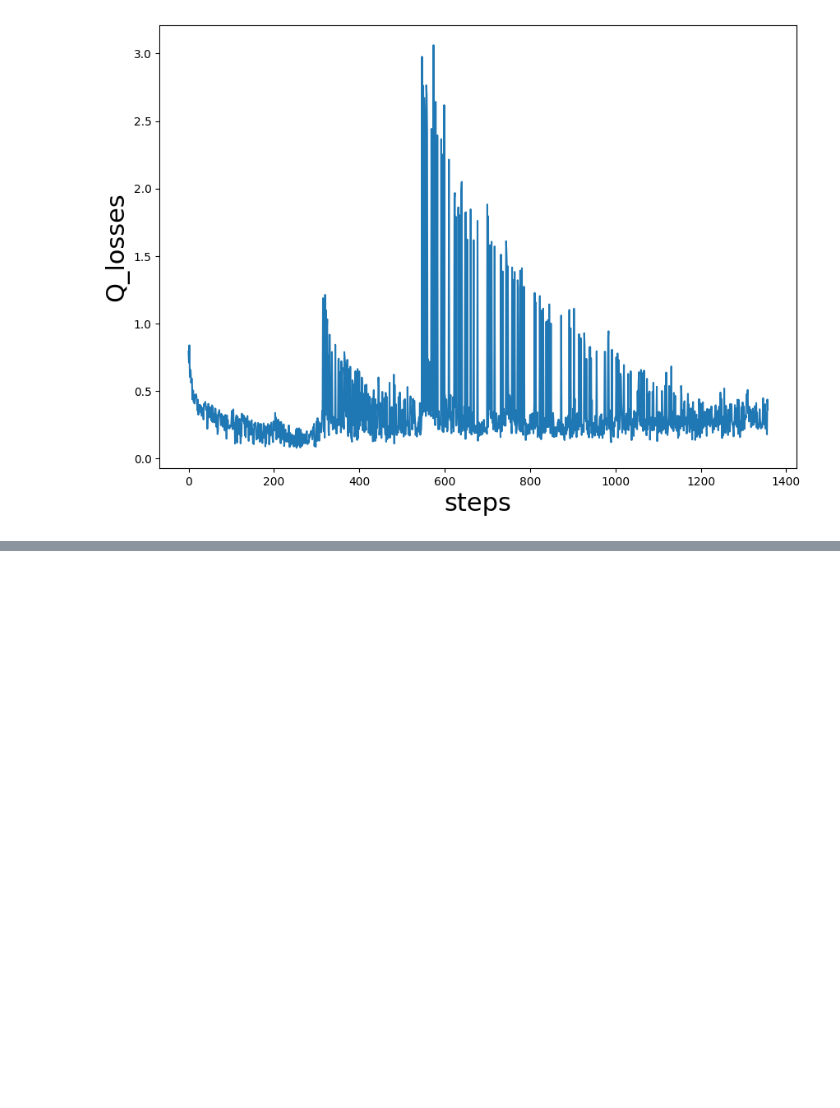
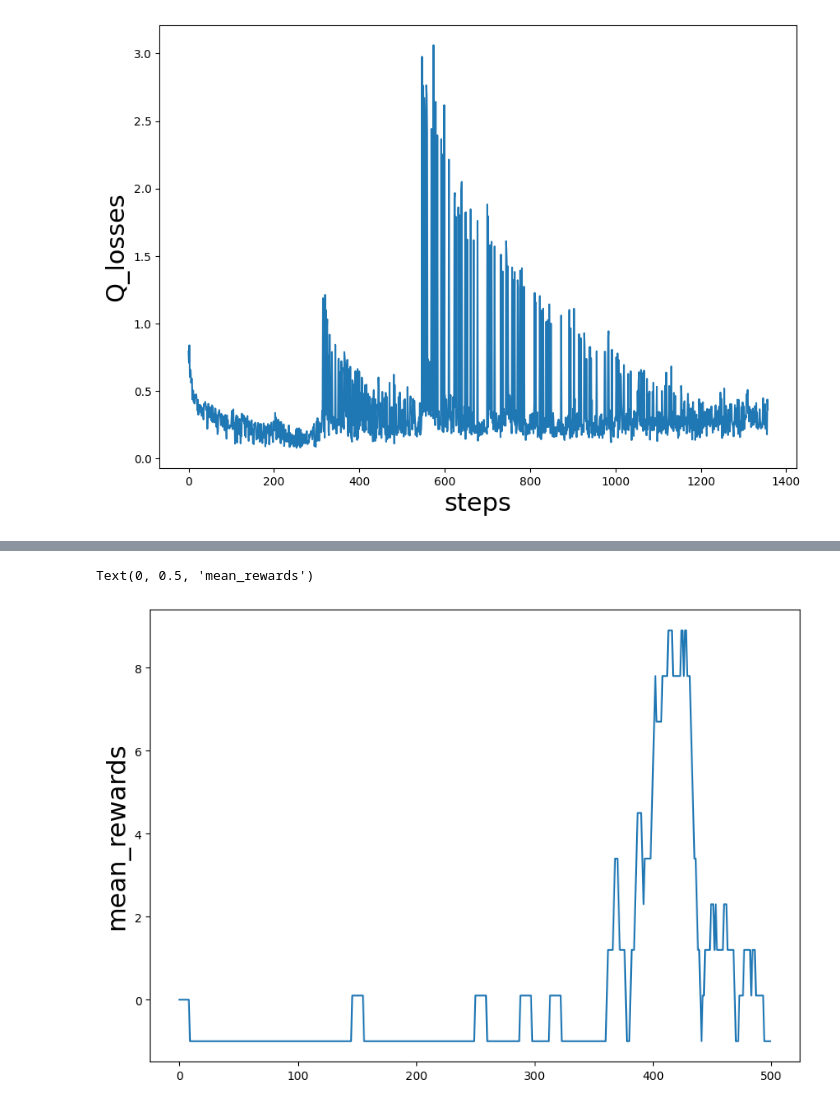
Before and after one commit to lestetedelioncourt/Testrepository, a Jupyter notebook: GridworldDeepQ.ipynb, the cells around one changed output, grey strips where cells are left out. Saved outputs shown, nothing was run; the diff lists cells and outputs as text; code cells hidden in the pictures; blank space fills up the shorter version.

```diff
--- a/GridworldDeepQ.ipynb
+++ b/GridworldDeepQ.ipynb
@@ -1189,0 +1402,7 @@ game.close()
+# %%
+plt.figure(figsize=(10,7))
+plt.plot(mean_rewards)
+plt.ylabel("mean_rewards", fontsize=22)
+# %% [output]
+Text(0, 0.5, 'mean_rewards')
+[figure, added]
```
Also changed, not shown: parts of 33 cells of this notebook.
